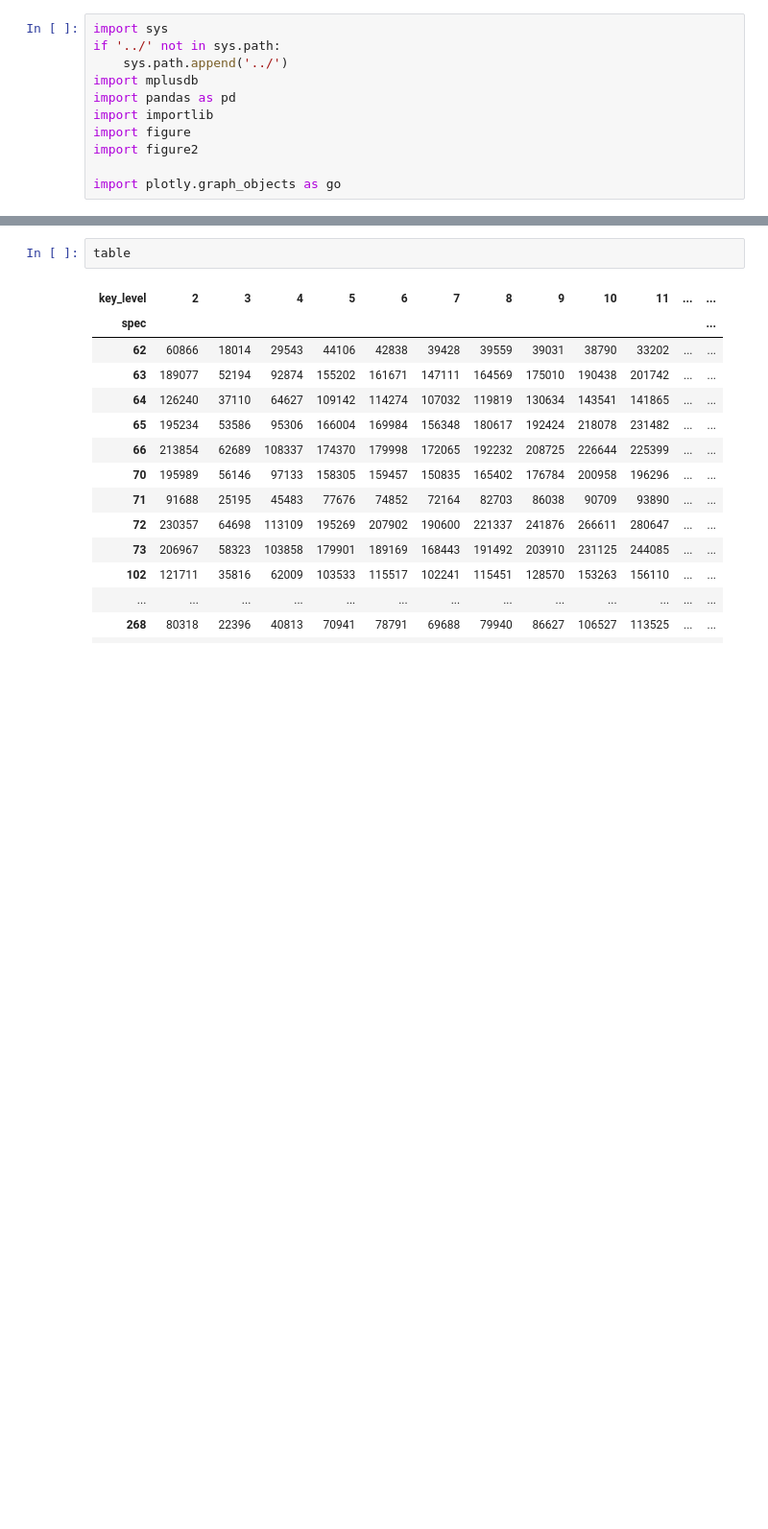
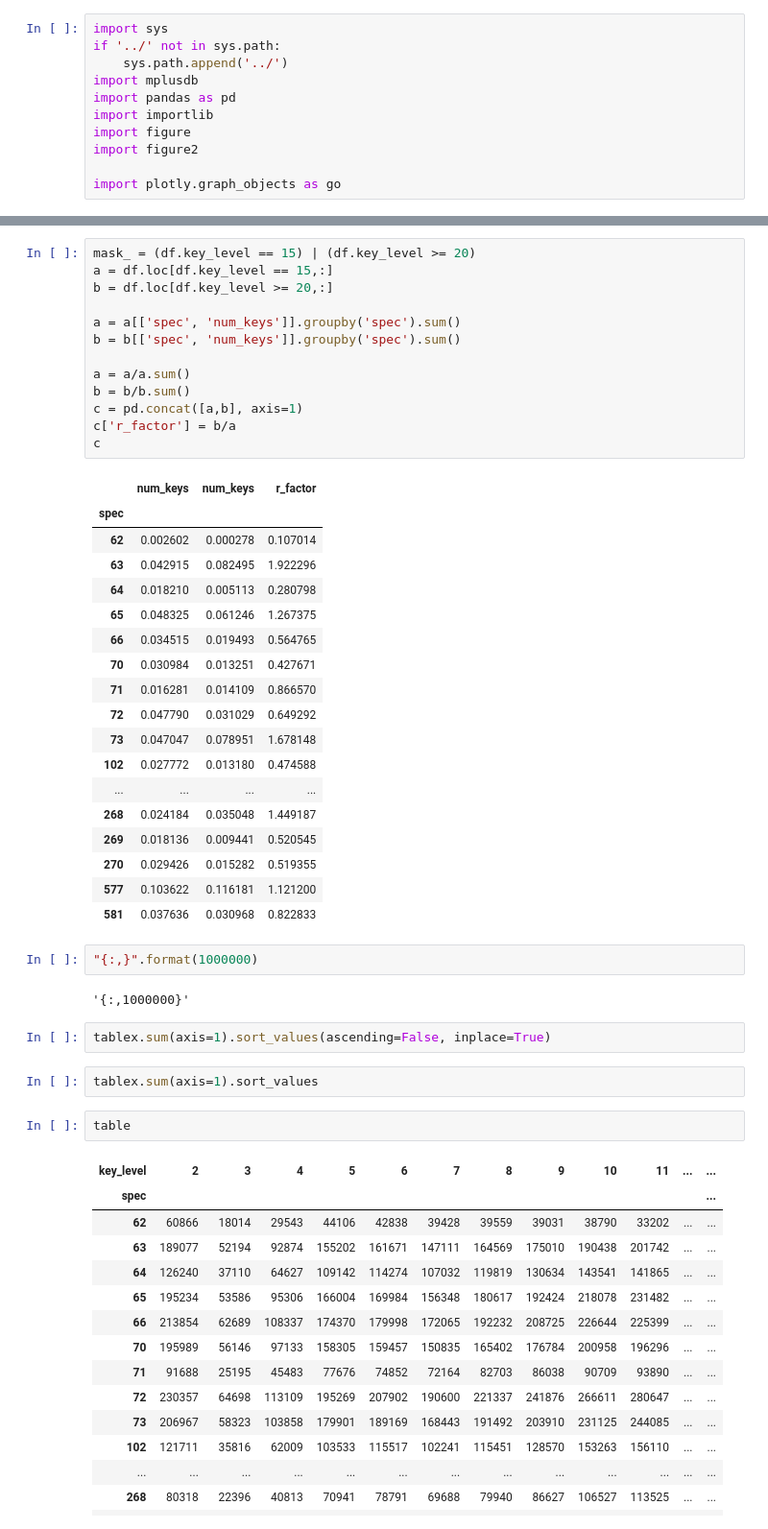
Before and after one commit to ily123/blizzard_api, a Jupyter notebook: dashboard_class_representation/ridge_plot_module.ipynb, the cells around one changed output, grey strips where cells are left out. Shown at 96% size. Cells and saved outputs as stored; diff of their text form; blank space fills up the shorter version.

```diff
--- a/dashboard_class_representation/ridge_plot_module.ipynb
+++ b/dashboard_class_representation/ridge_plot_module.ipynb
@@ -27,3 +102,43 @@ figx = ridgeplot.assemble_components()
+# %%
+mask_ = (df.key_level == 15) | (df.key_level >= 20)
+a = df.loc[df.key_level == 15,:]
+b = df.loc[df.key_level >= 20,:]
+
+a = a[['spec', 'num_keys']].groupby('spec').sum()
+b = b[['spec', 'num_keys']].groupby('spec').sum()
+
+a = a/a.sum()
+b = b/b.sum()
+c = pd.concat([a,b], axis=1)
+c['r_factor'] = b/a
+c
+# %% [output]
+|  | num_keys | num_keys | r_factor |
+| spec |  |  |  |
+| 62 | 0.002602 | 0.000278 | 0.107014 |
+| 63 | 0.042915 | 0.082495 | 1.922296 |
+| 64 | 0.018210 | 0.005113 | 0.280798 |
+| 65 | 0.048325 | 0.061246 | 1.267375 |
+| 66 | 0.034515 | 0.019493 | 0.564765 |
+| 70 | 0.030984 | 0.013251 | 0.427671 |
+| 71 | 0.016281 | 0.014109 | 0.866570 |
+| 72 | 0.047790 | 0.031029 | 0.649292 |
+| 73 | 0.047047 | 0.078951 | 1.678148 |
+| 102 | 0.027772 | 0.013180 | 0.474588 |
+| ... | ... | ... | ... |
+| 268 | 0.024184 | 0.035048 | 1.449187 |
+| 269 | 0.018136 | 0.009441 | 0.520545 |
+| 270 | 0.029426 | 0.015282 | 0.519355 |
+| 577 | 0.103622 | 0.116181 | 1.121200 |
+| 581 | 0.037636 | 0.030968 | 0.822833 |
+# %%
+"{:,}".format(1000000)
+# %% [output]
+'{:,1000000}'
+# %%
+tablex.sum(axis=1).sort_values(ascending=False, inplace=True)
+# %%
+tablex.sum(axis=1).sort_values
 # %%
 table
 # %% [output]
```
Also changed, not shown: parts of 25 cells of this notebook, 15 other files.
